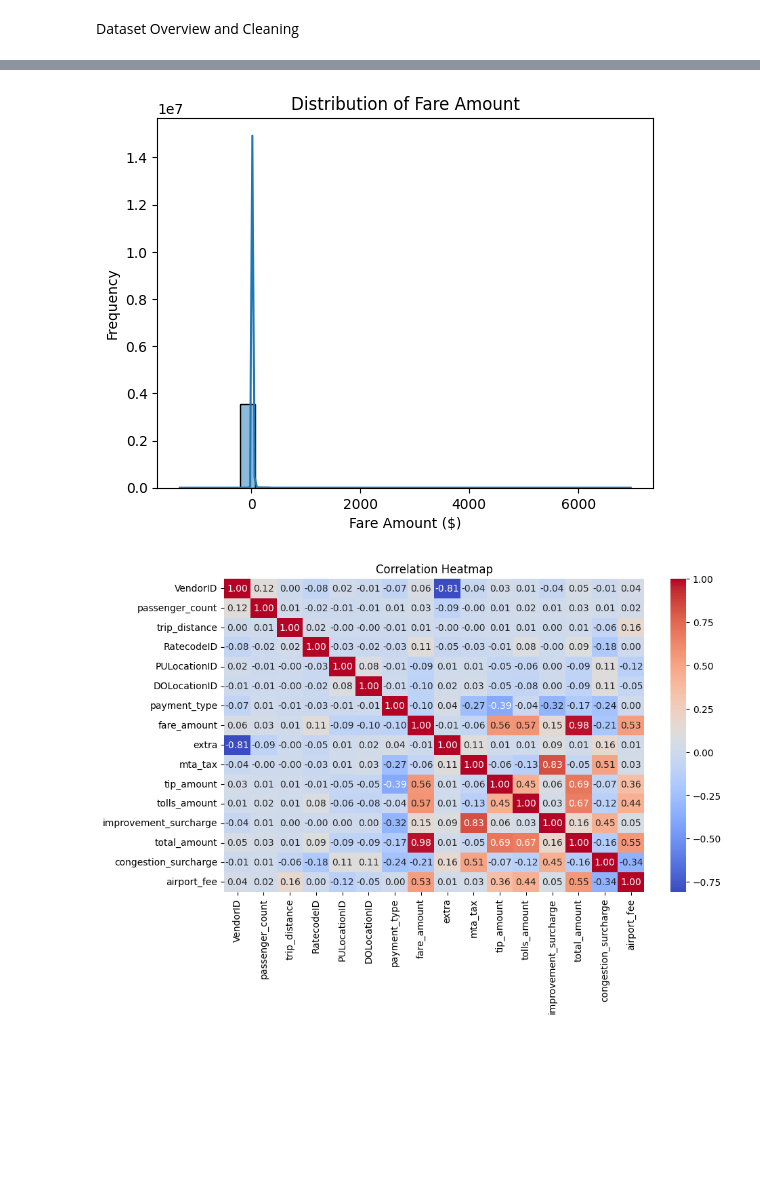
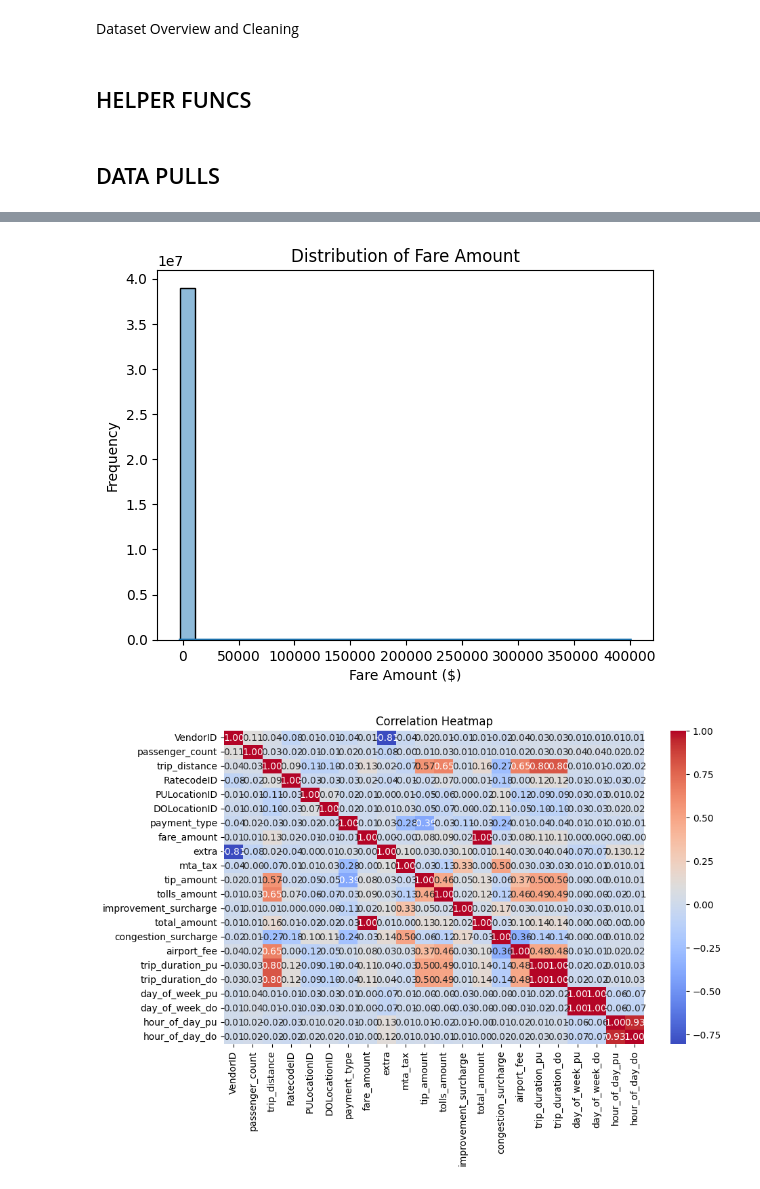
Before and after one commit to hmivir/NYC-Taxi-Trip-Predictor, a Jupyter notebook: notebooks/01_initial_data_exploration.ipynb, the cells around one changed output, grey strips where cells are left out. Saved outputs shown, nothing was run; the diff lists cells and outputs as text; code cells hidden in the pictures; blank space fills up the shorter version.

Commit message:
Modified Process data (#8)
* Modified Process data

* updated gitignore

* Removed ds store

* fixed error with trip removal logic

```diff
--- a/notebooks/01_initial_data_exploration.ipynb
+++ b/notebooks/01_initial_data_exploration.ipynb
@@ -2,0 +9,2 @@ Dataset Overview and Cleaning
+# %% [markdown]
+## HELPER FUNCS
@@ -2,0 +74,2 @@ Dataset Overview and Cleaning
+# %% [markdown]
+## DATA PULLS
@@ -3,26 +90,8 @@ Dataset Overview and Cleaning
 # %%
-import sys
-from pathlib import Path
-import pandas as pd
-import seaborn as sns
-import matplotlib.pyplot as plt
-
-# Import the updated DataLoader class
-sys.path.append(str(Path("../src").resolve()))
-from data.data_loader import DataLoader
-
-# Define file paths
-data_path = "../data/raw/yellow_tripdata_2022-05.parquet"
-output_path = "../data/processed/cleaned_yellow_tripdata_2022-05.parquet"
-
-# Initialize the DataLoader
-loader = DataLoader(data_path, output_path)
-
-# Preprocess the data (this step generates the cleaned data file)
-loader.preprocess()
 
 # Load the preprocessed data
-cleaned_df = pd.read_parquet(output_path)
+processed_data_path = "../data/processed/yellow_processed_2022.parquet"
+cleaned_df = pd.read_parquet(processed_data_path)
 
 # Visualize the data
 # Distribution of trip distance
@@ -51,2 +120,2 @@ plt.show()
-[figure, old version]
+[figure, new version]
-[figure, old version]
+[figure, new version]
```
Also changed, not shown: parts of 20 cells of this notebook, 2 other files.
